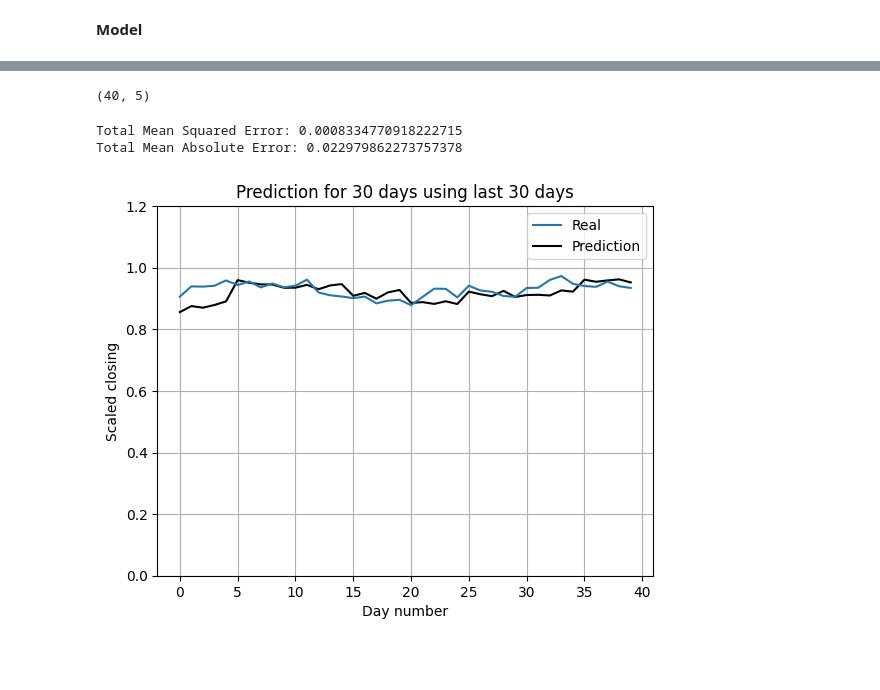
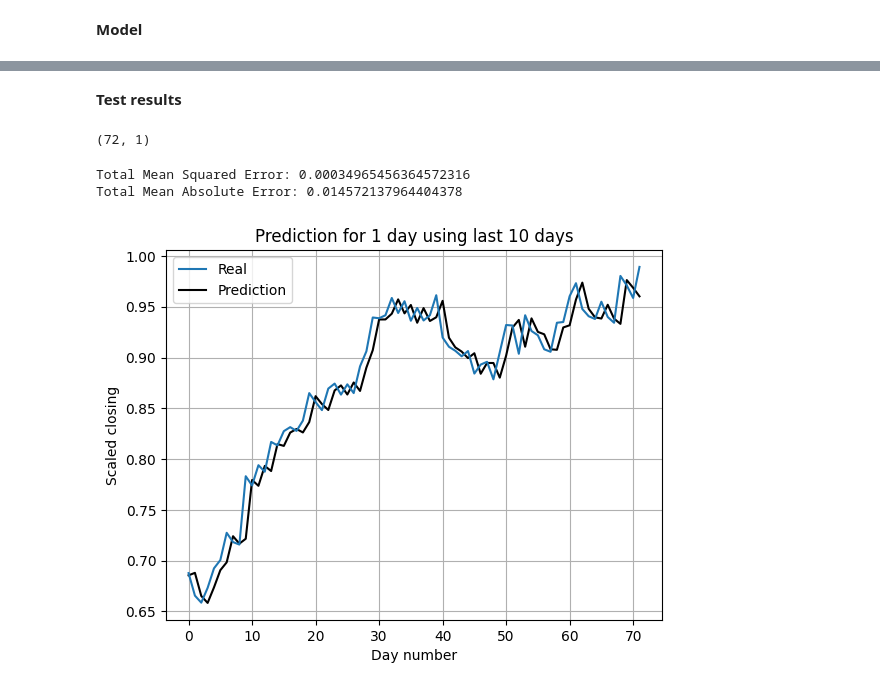
Before and after one commit to mich-kacz/Stock_prediction, a Jupyter notebook: notebooks/svr.ipynb, the cells around one changed output, grey strips where cells are left out. Drawn from its saved outputs; the diff is of its cells as text; code cells hidden in the pictures; blank space fills up the shorter version.

```diff
--- a/notebooks/svr.ipynb
+++ b/notebooks/svr.ipynb
@@ -109,9 +111,9 @@ def createSequence(dataX, dataY, lengthX, predictionHorizont):
         yData.append(dataY[(lengthX + i):(lengthX + predictionHorizont + i)].values)
     return xData, yData
 
-xTrain, yTrain = createSequence(train, train["Close"], 30, 5)
-xValid, yValid = createSequence(validation, validation["Close"], 30, 5)
-xTest, yTest = createSequence(test, test["Close"], 30, 5)
+xTrain, yTrain = createSequence(train, train["Close"], 2, 1)
+xValid, yValid = createSequence(validation, validation["Close"], 2, 1)
+xTest, yTest = createSequence(test, test["Close"], 2, 1)
 # %% [markdown]
 __Model__
 # %%
@@ -141,3 +177,5 @@ pickle.dump(svrMultiOutput, open("../models/svr_params.pickle", "wb"))
+# %% [markdown]
+__Test results__
 # %%
 # Make predictions
 y_pred = svrMultiOutput.predict(xTest_flattened)
@@ -145,11 +183,8 @@ y_pred = svrMultiOutput.predict(xTest_flattened)
 # Print the shape of predictions to verify
 print(y_pred.shape)  # Should be (num_samples, prediction horizont)
 # %% [output]
-(40, 5)
+(72, 1)
 # %%
-from sklearn.metrics import mean_squared_error
-from sklearn.metrics import mean_absolute_error
-
 # Calculate the mean squared error across all outputs
 mse_total = mean_squared_error(yTest, y_pred)
 print(f'Total Mean Squared Error: {mse_total}')
@@ -157,25 +192,25 @@ print(f'Total Mean Squared Error: {mse_total}')
 mae_total = mean_absolute_error(yTest, y_pred)
 print(f'Total Mean Absolute Error: {mae_total}')
 # %% [output]
-Total Mean Squared Error: 0.0008334770918222715
-Total Mean Absolute Error: 0.022979862273757378
+Total Mean Squared Error: 0.00034965456364572316
+Total Mean Absolute Error: 0.014572137964404378
 # %%
 set = 5*2
-real = np.concatenate(yTest[::5])
-predictions = np.concatenate(y_pred[::5])
+real = np.concatenate(yTest[::1])
+predictions = np.concatenate(y_pred[::1])
 
 fig, ax = plt.subplots()
 ax.plot(real, zorder = 3)
 ax.plot(predictions, color = 'black', zorder = 2)
 ax.legend(["Real", "Prediction"])
 #ax.axvspan(0, 4, facecolor='lightblue', alpha=0.5, zorder = 1)  # First part
 #ax.axvspan(4, 9, facecolor='lightgreen', alpha=0.5, zorder = 1)  # Second part
 #ax.axvspan(9, 14, facecolor='tomato', alpha=0.5, zorder = 1)  # Second third
-ax.set_ylim([0, 1.2])
+#ax.set_ylim([0, 1])
 ax.grid()
 plt.ylabel("Scaled closing")
 plt.xlabel("Day number")
-plt.title("Prediction for 5 days using last 30 days")
+plt.title("Prediction for 1 day using last 10 days")
 plt.show()
 # %% [output]
-[figure, old version]
+[figure, new version]
```
Also changed, not shown: parts of 3 cells of this notebook, 2 other files.
